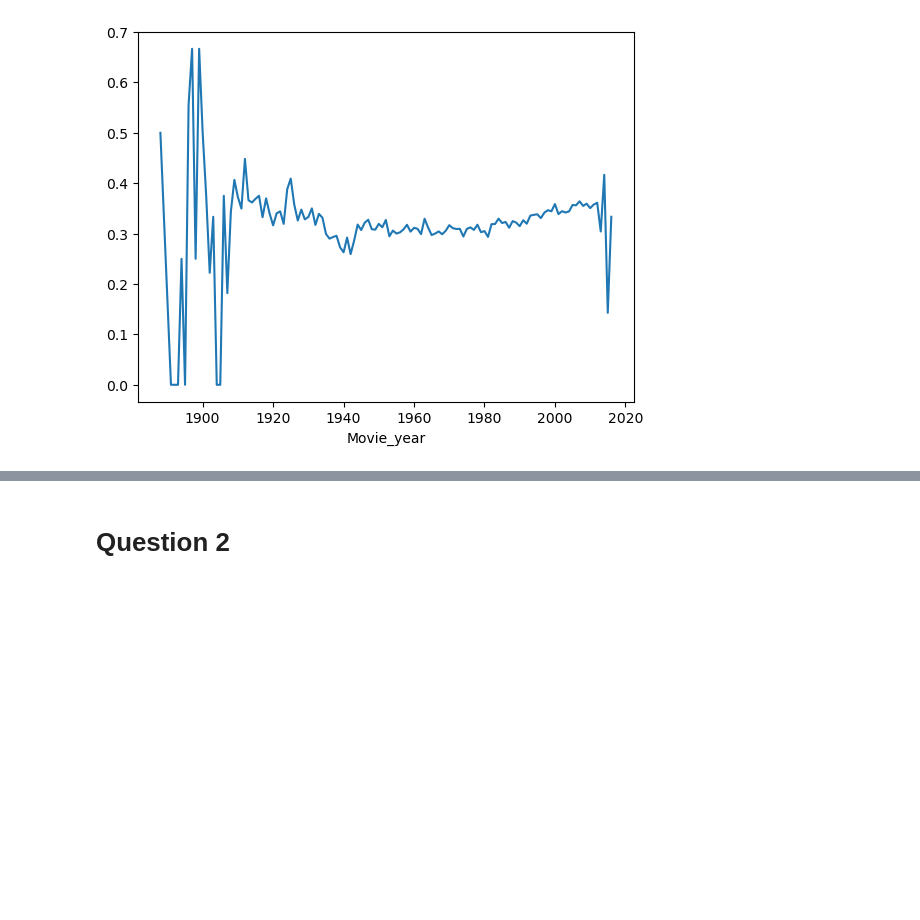
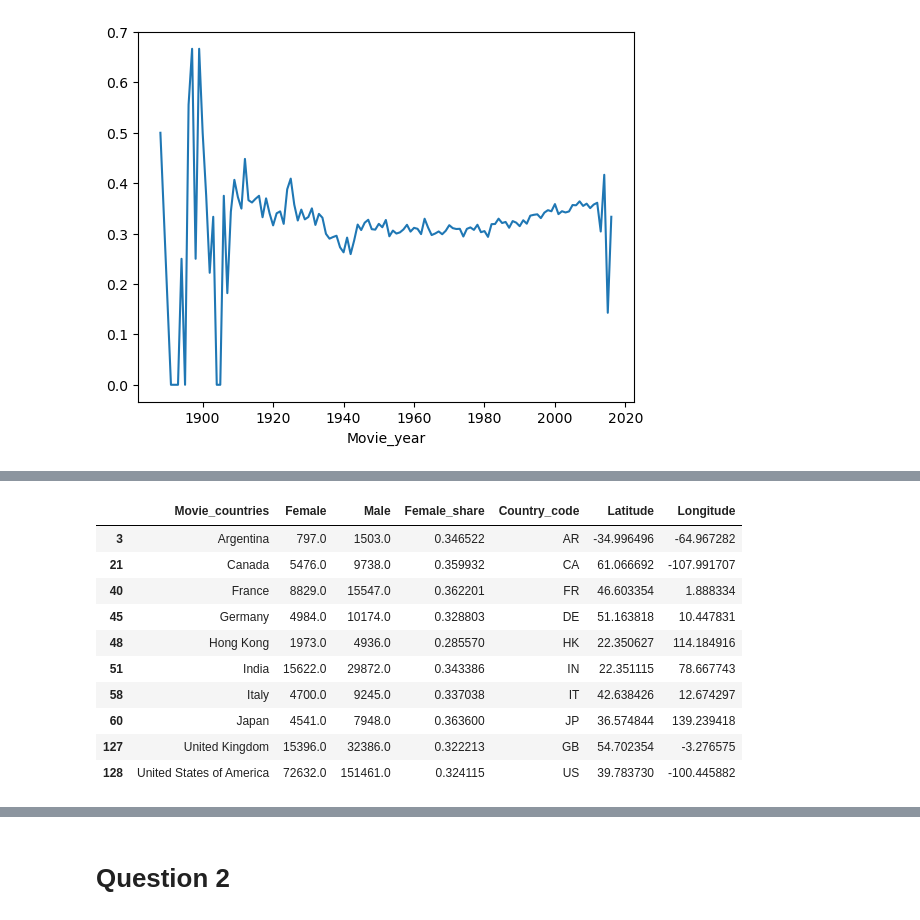
Before and after one commit to epfl-ada/ada-2022-project-silvermafia2022, a Jupyter notebook: project_movies.ipynb, the cells around one changed output, grey strips where cells are left out. Saved outputs shown, nothing was run; the diff lists cells and outputs as text; code cells hidden in the pictures; blank space fills up the shorter version.

```diff
--- a/project_movies.ipynb
+++ b/project_movies.ipynb
@@ -907,0 +978,3 @@ grouped_gender_year
+# %%
+top_10 = number_movie_countries_sorted.head(10).reset_index()
+top_10
@@ -907,0 +993,8 @@ grouped_gender_year
+# %%
+#keys=list(top_10.Movie_countries.values)
+grouped_gender_country_10 = grouped_gender_country.copy()
+#i1 = grouped_gender_country_10.set_index(keys).index
+#i2 = top_10.set_index(keys).index
+#grouped_gender_country_10 = grouped_gender_country_10[i1.isin(i2)]
+top_10 = grouped_gender_country_10[(grouped_gender_country_10.Movie_countries.isin(top_10.Movie_countries))]
+top_10
@@ -907,0 +1013,4 @@ grouped_gender_year
+# %%
+top_10['Country_code']='0'
+for i in range(0,len(top_10)):
+    top_10.iloc[i,4]=get_continent(top_10.iloc[i,0])[0]
@@ -907,0 +1037,6 @@ grouped_gender_year
+# %%
+#Run the function above and split geolocate into two separate latitude and longitude columns
+top_10[['Latitude','Longitude']]=[0,0]
+for i in range(0,len(top_10)):
+    top_10.iloc[i,5]=geolocate(top_10.iloc[i,4])[0]
+    top_10.iloc[i,6]=geolocate(top_10.iloc[i,4])[1]
@@ -907,0 +1064,14 @@ grouped_gender_year
+# %%
+top_10
+# %% [output]
+|  | Movie_countries | Female | Male | Female_share | Country_code | Latitude | Longitude |
+| 3 | Argentina | 797.0 | 1503.0 | 0.346522 | AR | -34.996496 | -64.967282 |
+| 21 | Canada | 5476.0 | 9738.0 | 0.359932 | CA | 61.066692 | -107.991707 |
+| 40 | France | 8829.0 | 15547.0 | 0.362201 | FR | 46.603354 | 1.888334 |
+| 45 | Germany | 4984.0 | 10174.0 | 0.328803 | DE | 51.163818 | 10.447831 |
+| 48 | Hong Kong | 1973.0 | 4936.0 | 0.285570 | HK | 22.350627 | 114.184916 |
+| 51 | India | 15622.0 | 29872.0 | 0.343386 | IN | 22.351115 | 78.667743 |
+| 58 | Italy | 4700.0 | 9245.0 | 0.337038 | IT | 42.638426 | 12.674297 |
+| 60 | Japan | 4541.0 | 7948.0 | 0.363600 | JP | 36.574844 | 139.239418 |
+| 127 | United Kingdom | 15396.0 | 32386.0 | 0.322213 | GB | 54.702354 | -3.276575 |
+| 128 | United States of America | 72632.0 | 151461.0 | 0.324115 | US | 39.783730 | -100.445882 |
```
Also changed, not shown: parts of 29 cells of this notebook.
